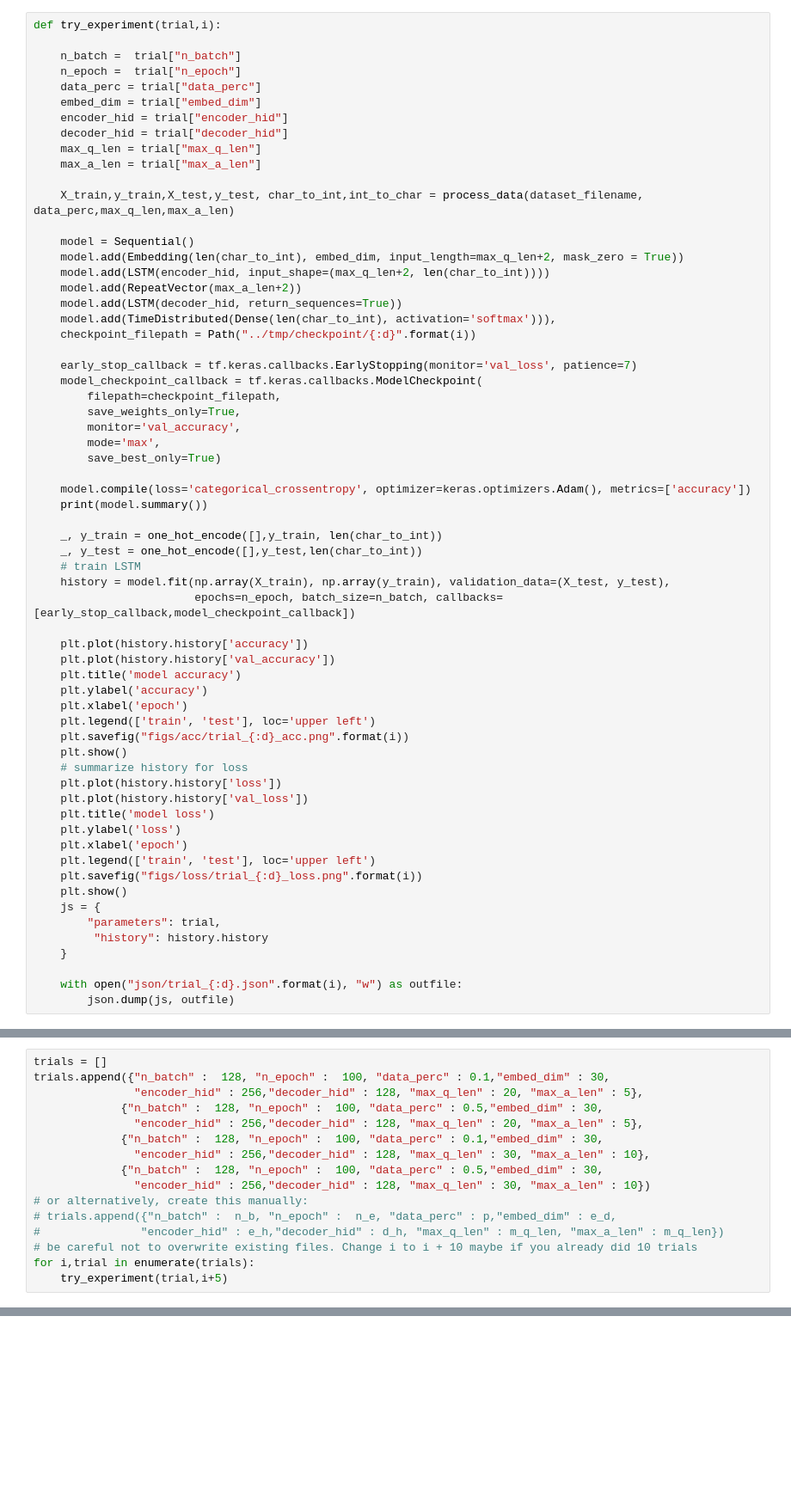
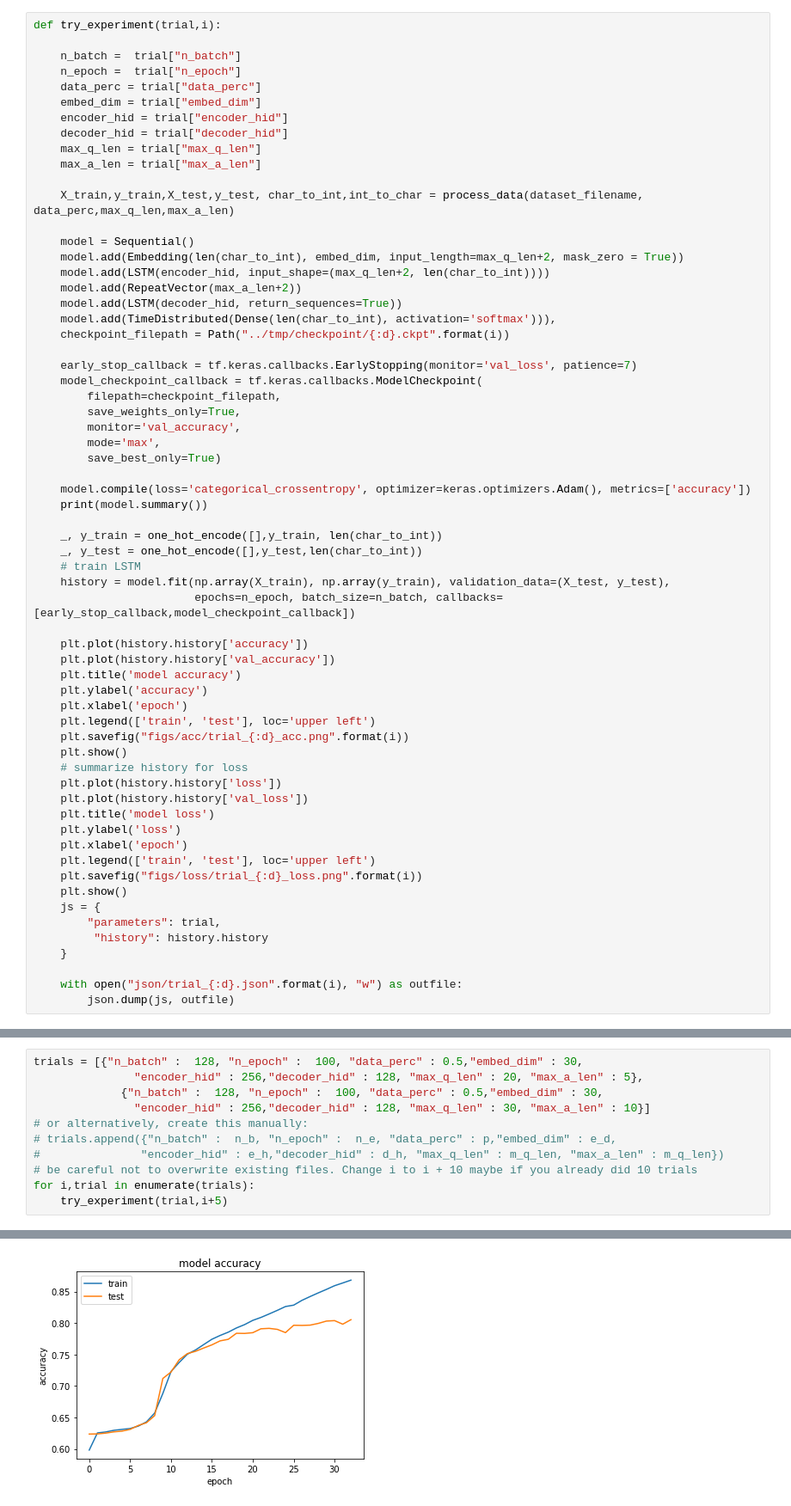
Before and after one commit to Tonyaradzwa/tonyaradzwa.github.io, a Jupyter notebook: scripts/seq2seq.ipynb, the cells around one changed output, grey strips where cells are left out. Shown: that part at 86% size. Drawn from its saved outputs; the diff is of its cells as text; blank space fills up the shorter version.

```diff
--- a/scripts/seq2seq.ipynb
+++ b/scripts/seq2seq.ipynb
@@ -146,7 +146,7 @@ def try_experiment(trial,i):
     model.add(RepeatVector(max_a_len+2))
     model.add(LSTM(decoder_hid, return_sequences=True))
     model.add(TimeDistributed(Dense(len(char_to_int), activation='softmax'))),
-    checkpoint_filepath = Path("../tmp/checkpoint/{:d}".format(i))
+    checkpoint_filepath = Path("../tmp/checkpoint/{:d}.ckpt".format(i))
 
     early_stop_callback = tf.keras.callbacks.EarlyStopping(monitor='val_loss', patience=7)
     model_checkpoint_callback = tf.keras.callbacks.ModelCheckpoint(
@@ -219,15 +219,10 @@ def create_trials():
                                     })
     return trials
 # %%
-trials = []
-trials.append({"n_batch" :  128, "n_epoch" :  100, "data_perc" : 0.1,"embed_dim" : 30,
+trials = [{"n_batch" :  128, "n_epoch" :  100, "data_perc" : 0.5,"embed_dim" : 30,
                "encoder_hid" : 256,"decoder_hid" : 128, "max_q_len" : 20, "max_a_len" : 5},
              {"n_batch" :  128, "n_epoch" :  100, "data_perc" : 0.5,"embed_dim" : 30,
-               "encoder_hid" : 256,"decoder_hid" : 128, "max_q_len" : 20, "max_a_len" : 5},
-             {"n_batch" :  128, "n_epoch" :  100, "data_perc" : 0.1,"embed_dim" : 30,
-               "encoder_hid" : 256,"decoder_hid" : 128, "max_q_len" : 30, "max_a_len" : 10},
-             {"n_batch" :  128, "n_epoch" :  100, "data_perc" : 0.5,"embed_dim" : 30,
-               "encoder_hid" : 256,"decoder_hid" : 128, "max_q_len" : 30, "max_a_len" : 10})
+               "encoder_hid" : 256,"decoder_hid" : 128, "max_q_len" : 30, "max_a_len" : 10}]
 # or alternatively, create this manually:
 # trials.append({"n_batch" :  n_b, "n_epoch" :  n_e, "data_perc" : p,"embed_dim" : e_d,
 #               "encoder_hid" : e_h,"decoder_hid" : d_h, "max_q_len" : m_q_len, "max_a_len" : m_q_len})
@@ -242,0 +250 @@ To enable them in other operations, rebuild TensorFlow with the appropriate comp
+[figure, added]
```
Also changed, not shown: parts of 4 cells of this notebook, 10 other files.
